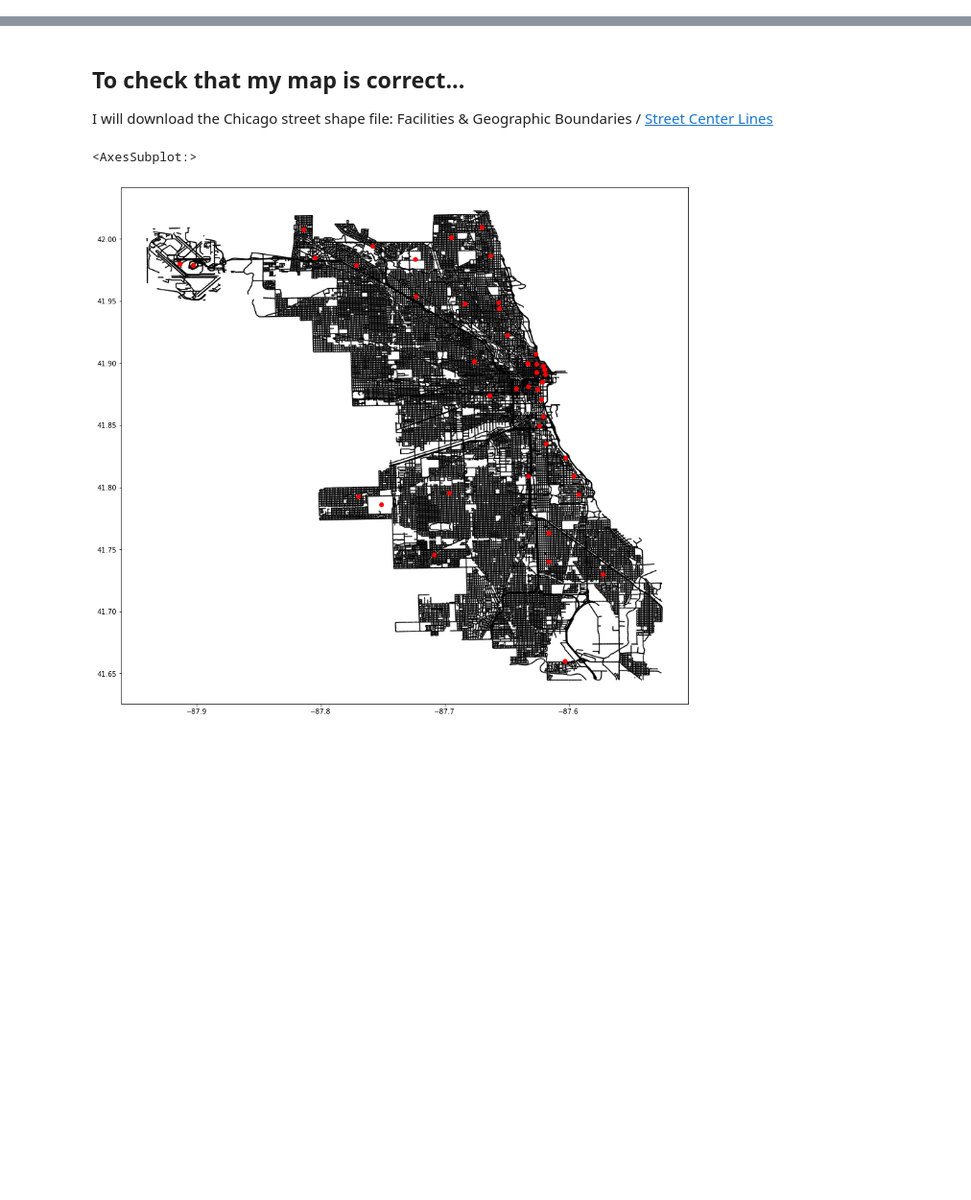
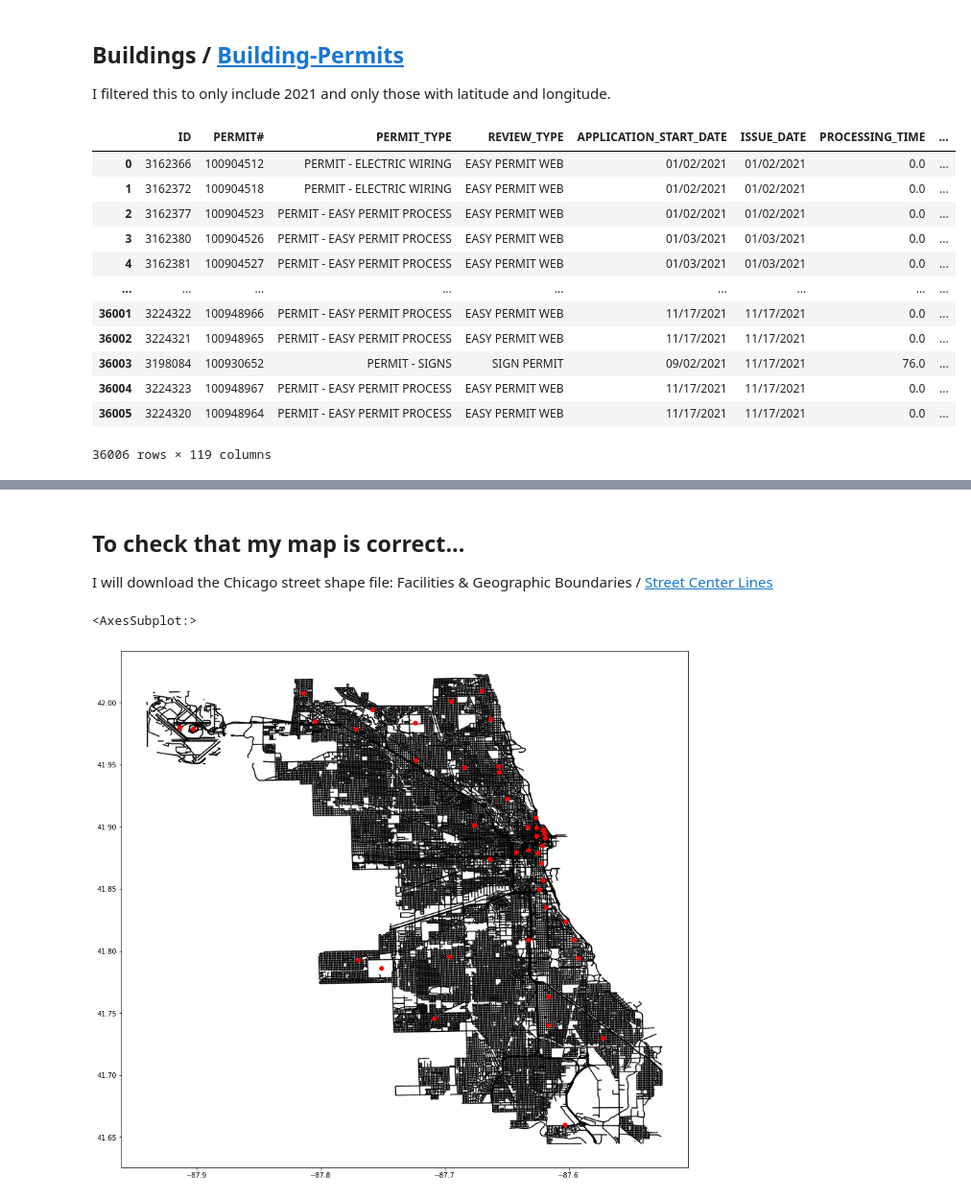
Before and after one commit to ageller/IntroToGlue, a Jupyter notebook: data/PrepChicagoData.ipynb, the cells around one changed output, grey strips where cells are left out. Shown at 96% size. Cells and saved outputs as stored; diff of their text form; code cells hidden in the pictures; blank space fills up the shorter version.

```diff
--- a/data/PrepChicagoData.ipynb
+++ b/data/PrepChicagoData.ipynb
@@ -60,0 +148,21 @@ out
+# %% [markdown]
+## Buildings / [Building-Permits](https://data.cityofchicago.org/Buildings/Building-Permits/ydr8-5enu/data)
+
+I filtered this to only include 2021 and only those with latitude and longitude.
+# %%
+df = pd.read_csv('Building_Permits.csv')
+df
+# %% [output]
+|  | ID | PERMIT# | PERMIT_TYPE | REVIEW_TYPE | APPLICATION_START_DATE | ISSUE_DATE | PROCESSING_TIME | ... |
+| 0 | 3162366 | 100904512 | PERMIT - ELECTRIC WIRING | EASY PERMIT WEB | 01/02/2021 | 01/02/2021 | 0.0 | ... |
+| 1 | 3162372 | 100904518 | PERMIT - ELECTRIC WIRING | EASY PERMIT WEB | 01/02/2021 | 01/02/2021 | 0.0 | ... |
+| 2 | 3162377 | 100904523 | PERMIT - EASY PERMIT PROCESS | EASY PERMIT WEB | 01/02/2021 | 01/02/2021 | 0.0 | ... |
+| 3 | 3162380 | 100904526 | PERMIT - EASY PERMIT PROCESS | EASY PERMIT WEB | 01/03/2021 | 01/03/2021 | 0.0 | ... |
+| 4 | 3162381 | 100904527 | PERMIT - EASY PERMIT PROCESS | EASY PERMIT WEB | 01/03/2021 | 01/03/2021 | 0.0 | ... |
+| ... | ... | ... | ... | ... | ... | ... | ... | ... |
+| 36001 | 3224322 | 100948966 | PERMIT - EASY PERMIT PROCESS | EASY PERMIT WEB | 11/17/2021 | 11/17/2021 | 0.0 | ... |
+| 36002 | 3224321 | 100948965 | PERMIT - EASY PERMIT PROCESS | EASY PERMIT WEB | 11/17/2021 | 11/17/2021 | 0.0 | ... |
+| 36003 | 3198084 | 100930652 | PERMIT - SIGNS | SIGN PERMIT | 09/02/2021 | 11/17/2021 | 76.0 | ... |
+| 36004 | 3224323 | 100948967 | PERMIT - EASY PERMIT PROCESS | EASY PERMIT WEB | 11/17/2021 | 11/17/2021 | 0.0 | ... |
+| 36005 | 3224320 | 100948964 | PERMIT - EASY PERMIT PROCESS | EASY PERMIT WEB | 11/17/2021 | 11/17/2021 | 0.0 | ... |
+36006 rows × 119 columns
```
Also changed, not shown: parts of 32 cells of this notebook, 7 other files.
